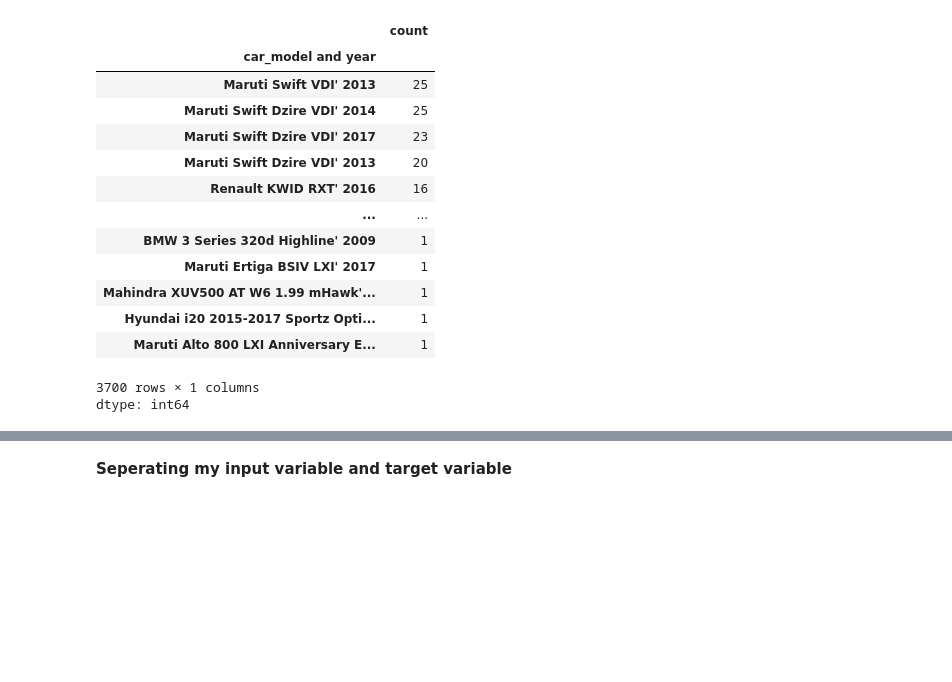
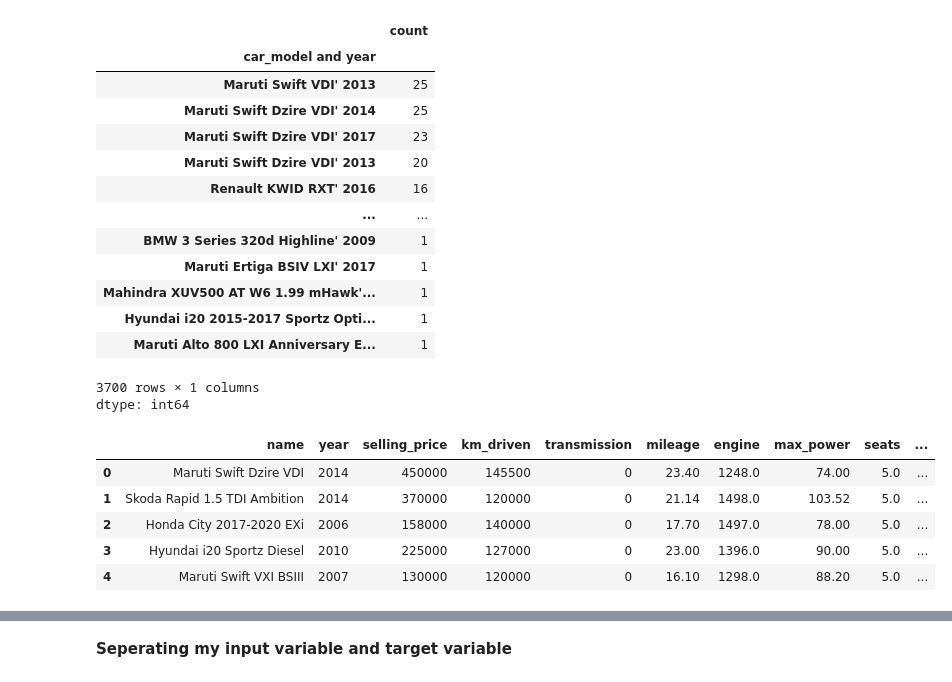
Before and after one commit to Love1117/Machine_learning-Projects, a Jupyter notebook: Machine_Learning Project/01_Supervised- Machine Learning/01_Linear_Regression/Car_price_prediction/Car_price_prediction1.ipynb, the cells around one changed output, grey strips where cells are left out. Saved outputs shown, nothing was run; the diff lists cells and outputs as text; code cells hidden in the pictures; blank space fills up the shorter version.

```diff
--- a/Machine_Learning Project/01_Supervised- Machine Learning/01_Linear_Regression/Car_price_prediction/Car_price_prediction1.ipynb
+++ b/Machine_Learning Project/01_Supervised- Machine Learning/01_Linear_Regression/Car_price_prediction/Car_price_prediction1.ipynb
@@ -96,6 +97,15 @@ df["car_model and year"].value_counts()
 | Maruti Alto 800 LXI Anniversary E... | 1 |
 3700 rows × 1 columns
 dtype: int64
+# %%
+df.head()
+# %% [output]
+|  | name | year | selling_price | km_driven | transmission | mileage | engine | max_power | seats | ... |
+| 0 | Maruti Swift Dzire VDI | 2014 | 450000 | 145500 | 0 | 23.40 | 1248.0 | 74.00 | 5.0 | ... |
+| 1 | Skoda Rapid 1.5 TDI Ambition | 2014 | 370000 | 120000 | 0 | 21.14 | 1498.0 | 103.52 | 5.0 | ... |
+| 2 | Honda City 2017-2020 EXi | 2006 | 158000 | 140000 | 0 | 17.70 | 1497.0 | 78.00 | 5.0 | ... |
+| 3 | Hyundai i20 Sportz Diesel | 2010 | 225000 | 127000 | 0 | 23.00 | 1396.0 | 90.00 | 5.0 | ... |
+| 4 | Maruti Swift VXI BSIII | 2007 | 130000 | 120000 | 0 | 16.10 | 1298.0 | 88.20 | 5.0 | ... |
 # %%
 # creating a target mean for car and year (converting from text to numeric)
 target_mean = df.groupby('car_model and year')['selling_price'].mean().to_dict()
```
Also changed, not shown: parts of 3 cells of this notebook.
